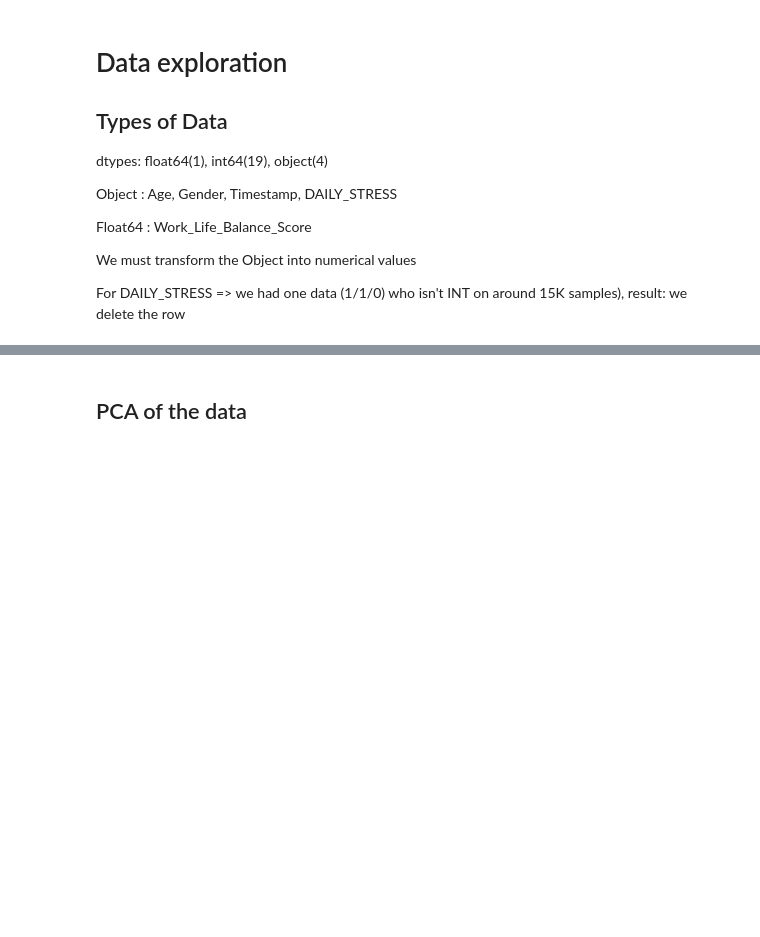
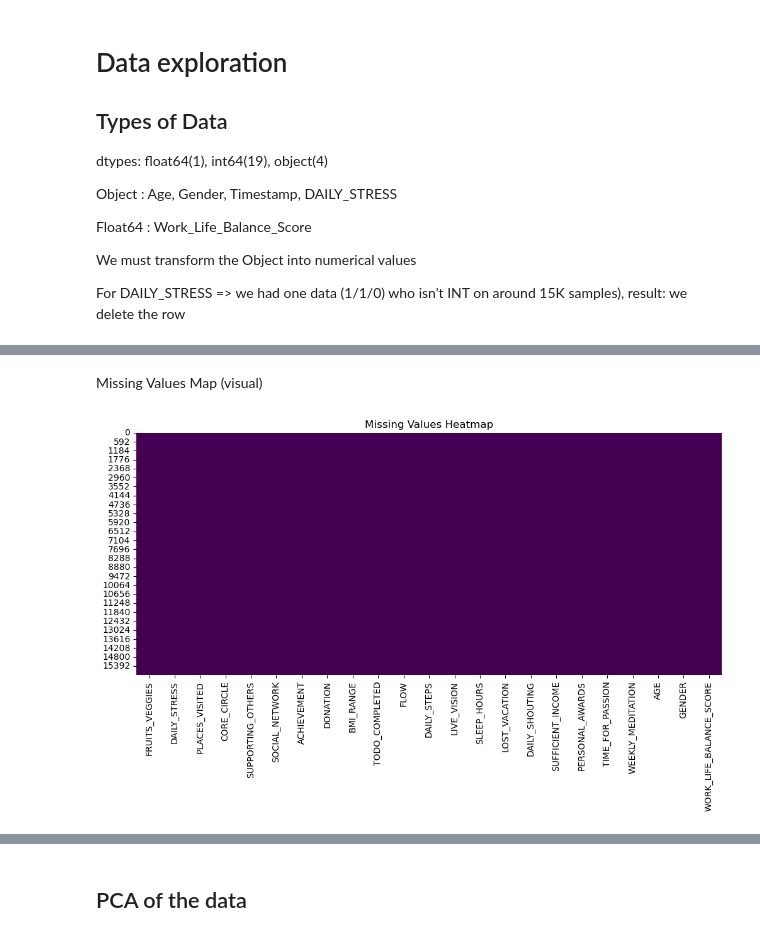
Before and after one commit to Mattei-Theophile/Flatmate-Matcher, a Jupyter notebook: project.ipynb, the cells around one changed output, grey strips where cells are left out. Saved outputs shown, nothing was run; the diff lists cells and outputs as text; code cells hidden in the pictures; blank space fills up the shorter version.

```diff
--- a/project.ipynb
+++ b/project.ipynb
@@ -50,3 +71,33 @@ count       15971.000000    15971.000000  15971.000000  15971.000000
 4                    663.9
 
 [5 rows x 24 columns]
+# %%
+# Ensure DAILY_STRESS is numeric
+df['DAILY_STRESS'] = pd.to_numeric(df['DAILY_STRESS'], errors='coerce')
+before_rows = df.shape[0]
+df = df.dropna(subset=['DAILY_STRESS'])
+after_rows = df.shape[0]
+print(f"Removed {before_rows - after_rows} row(s) with invalid DAILY_STRESS values.")
+
+# Encode GENDER as 0/1 if present
+
+df['GENDER'] = df['GENDER'].map({'Female': 0, 'Male': 1})
+
+# Map AGE categories to numeric if present
+age_mapping = {
+    'Less than 20': 16,
+    '21 to 35': 28,
+    '36 to 50': 43,
+    '51 or more': 70
+}
+if 'AGE' in df.columns:
+    df['AGE'] = df['AGE'].map(age_mapping)
+
+# Drop Timestamp column if it exists
+for ts_col in ['Timestamp', 'TIMESTAMP']:
+    if ts_col in df.columns:
+        df = df.drop(columns=[ts_col])
+
+print("\nAfter basic cleaning and encoding:")
+df.info()
+print("Shape after cleaning:", df.shape)
@@ -103,7 +172,8 @@ age_mapping = {
     '51 or more': 70
 }
 df['AGE'] = df['AGE'].map(age_mapping)
-df = df.drop(['Timestamp'], axis=1, inplace=False)
+if "Timestamp" in df.columns:
+    df = df.drop(columns=["Timestamp"])
 print(df.info())
 print(df.shape)
 # %% [output]
@@ -126,0 +227,11 @@ None
+# %% [markdown]
+Missing Values Map (visual)
+# %%
+# MISSING VALUE VISUALIZATION
+
+plt.figure(figsize=(12, 5))
+sns.heatmap(df.isna(), cbar=False, cmap="viridis")
+plt.title("Missing Values Heatmap")
+plt.show()
+# %% [output]
+[figure, added]
```
Also changed, not shown: parts of 20 cells of this notebook.
